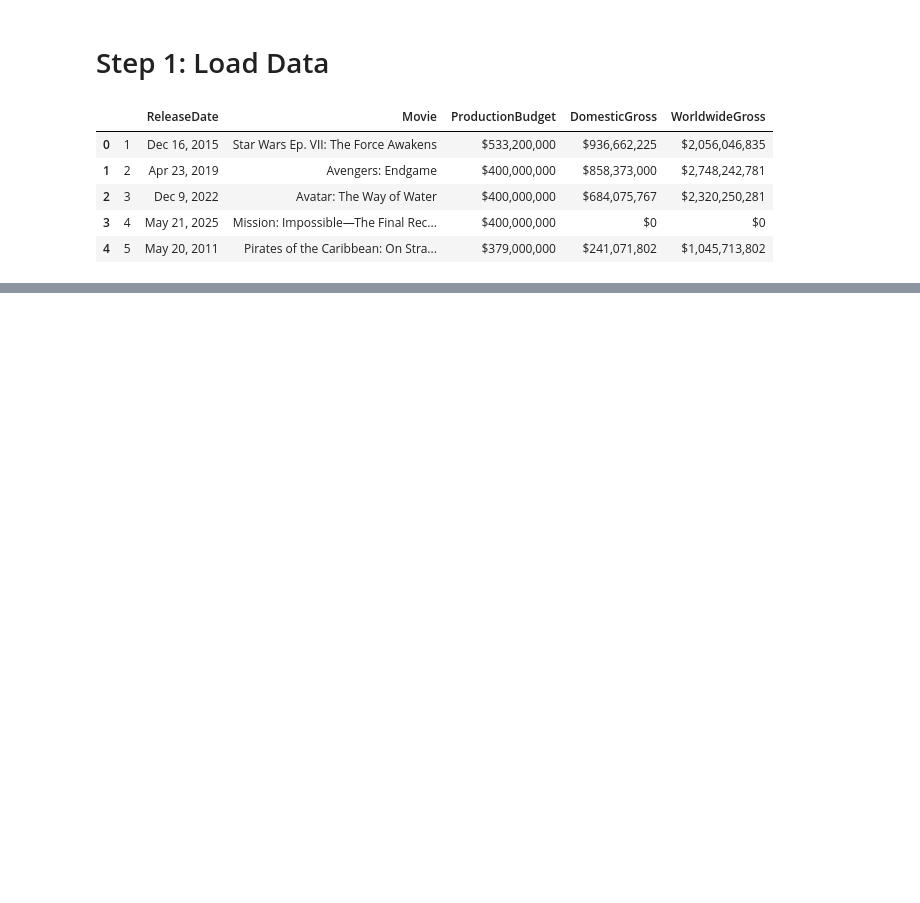
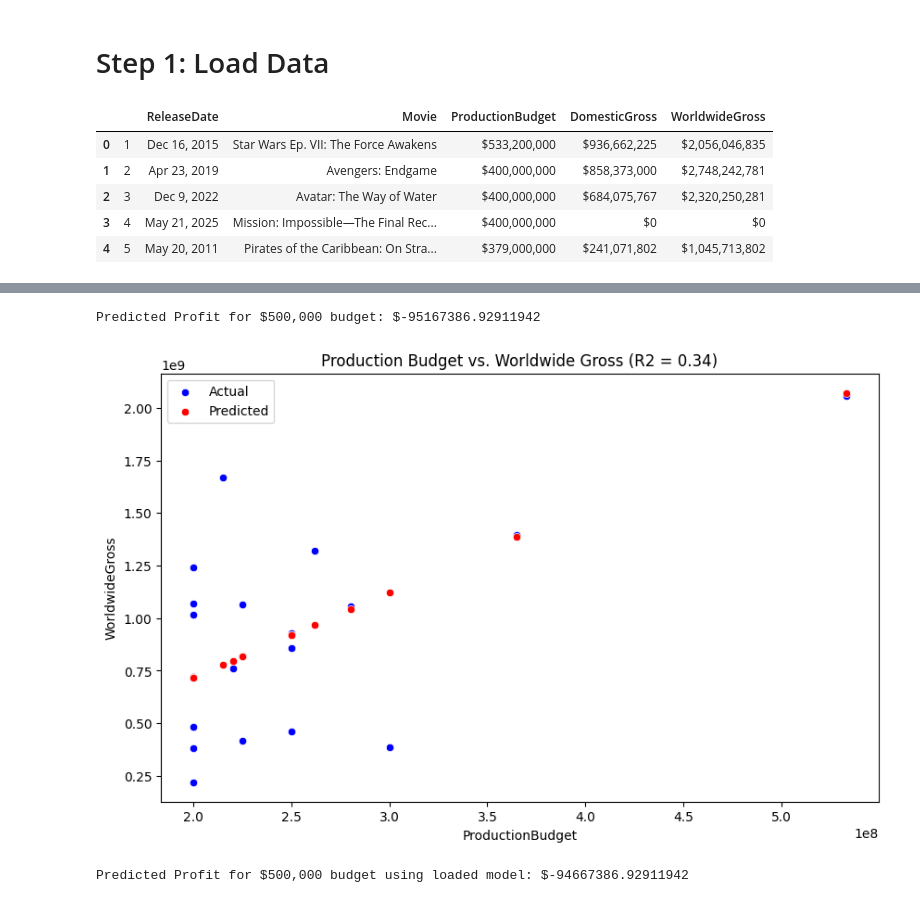
Before and after one commit to Vastro-lorde/3mtt-ai-ml-mini-projects, a Jupyter notebook: assignment/movie_budget_prediction_linear_regretion.ipynb, the cells around one changed output, grey strips where cells are left out. Cells and saved outputs as stored; diff of their text form; code cells hidden in the pictures; blank space fills up the shorter version.

```diff
--- a/assignment/movie_budget_prediction_linear_regretion.ipynb
+++ b/assignment/movie_budget_prediction_linear_regretion.ipynb
@@ -66,0 +49,13 @@ Name: WorldwideGross, Length: 100, dtype: float64
+# %%
+# Data Cleaning and Preprocessing
+def clean_currency(value):
+    if isinstance(value, str):
+        return float(value.replace("$", "").replace(",", ""))
+    return float(value)
+
+# Store column names in variables
+budget_column = 'ProductionBudget'
+gross_column = 'WorldwideGross'
+
+df[budget_column] = df[budget_column].apply(clean_currency)
+df[gross_column] = df[gross_column].apply(clean_currency)
@@ -119,0 +110,30 @@ plt.show()
+# %%
+# Step 11: Predict Profit for a $500,000 Budget
+predicted_gross = model.predict(budget)[0]
+predicted_profit = predicted_gross - budget[0][0]
+print(f"Predicted Profit for $500,000 budget: ${predicted_profit}")
+
+# Step 12: Visualization
+plt.figure(figsize=(10, 6))
+sns.scatterplot(x=X_test[budget_column], y=y_test, label="Actual", color="blue")
+sns.scatterplot(x=X_test[budget_column], y=y_pred, label="Predicted", color="red")
+plt.xlabel(budget_column)
+plt.ylabel(gross_column)
+plt.title(f"Production Budget vs. Worldwide Gross (R2 = {r2:.2f})")
+plt.legend()
+plt.show()
+# %% [output]
+Predicted Profit for $500,000 budget: $-95167386.92911942
+[figure, added]
+# %%
+model.coef_, model.intercept_
+# Step 13: Save the Model
+import joblib
+joblib.dump(model, "budget_profit_model.pkl")
+# Load the model
+loaded_model = joblib.load("budget_profit_model.pkl")
+# Predict using the loaded model
+predicted_profit_loaded = loaded_model.predict(budget)[0]
+print(f"Predicted Profit for $500,000 budget using loaded model: ${predicted_profit_loaded}")
+# %% [output]
+Predicted Profit for $500,000 budget using loaded model: $-94667386.92911942
```
Also changed, not shown: parts of 7 cells of this notebook, 12 other files.
